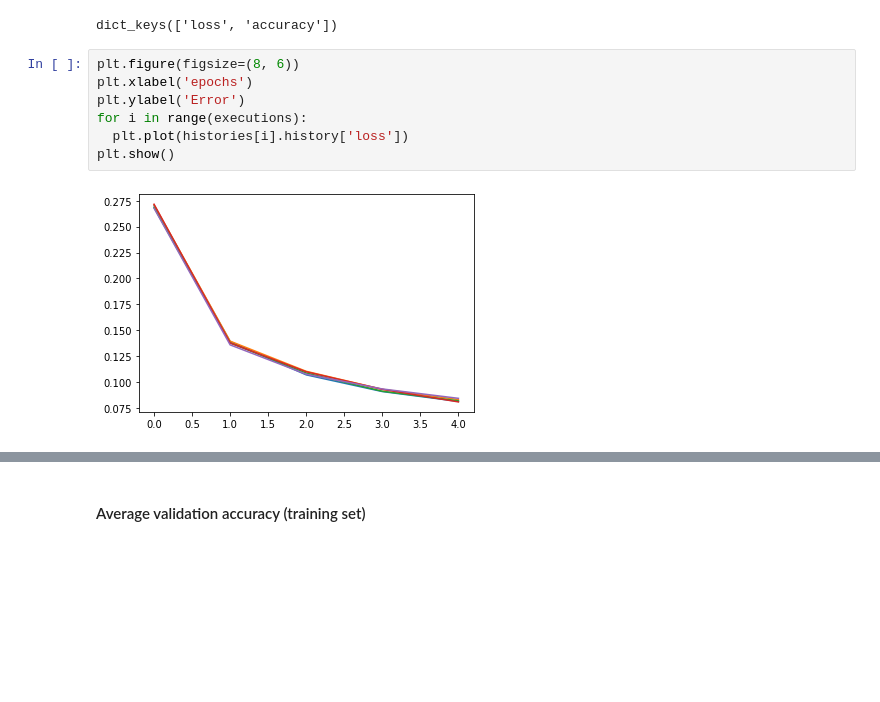
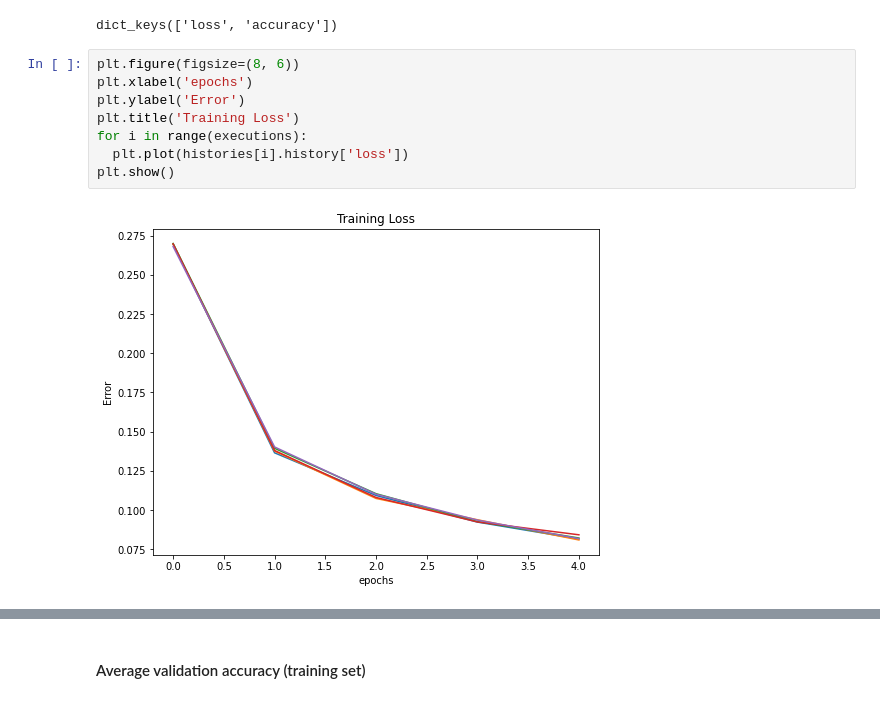
Before and after one commit to SamuelBFG/DL-studies, a Jupyter notebook: IA353/EF1p3_MNIST.ipynb, the cells around one changed output, grey strips where cells are left out. Saved outputs shown, nothing was run; the diff lists cells and outputs as text; blank space fills up the shorter version.

Commit message:
plot changes

```diff
--- a/IA353/EF1p3_MNIST.ipynb
+++ b/IA353/EF1p3_MNIST.ipynb
@@ -144,12 +147,13 @@ dict_keys(['loss', 'accuracy'])
 # %%
 plt.figure(figsize=(8, 6))
 plt.xlabel('epochs')
 plt.ylabel('Error')
+plt.title('Training Loss')
 for i in range(executions):
   plt.plot(histories[i].history['loss'])
 plt.show()
 # %% [output]
-[figure, old version]
+[figure, new version]
 # %%
 histories[-1].history['accuracy'] # Last training acc log per epochs
 # %% [output]
```
Also changed, not shown: parts of 24 cells of this notebook.
